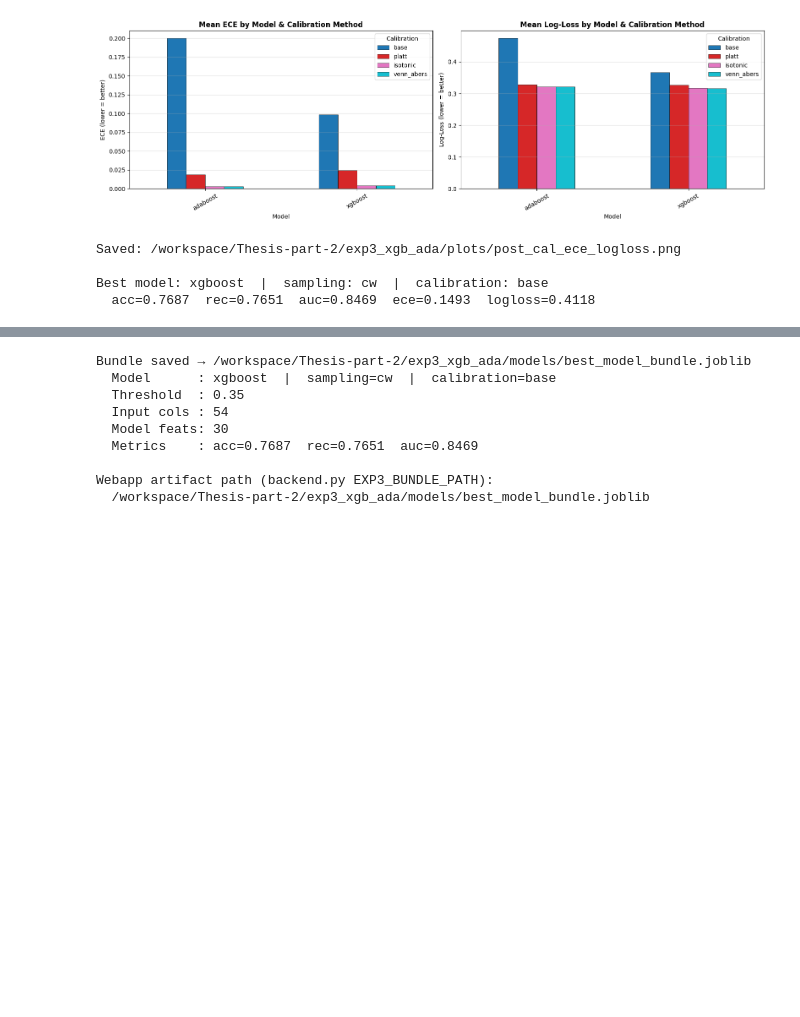
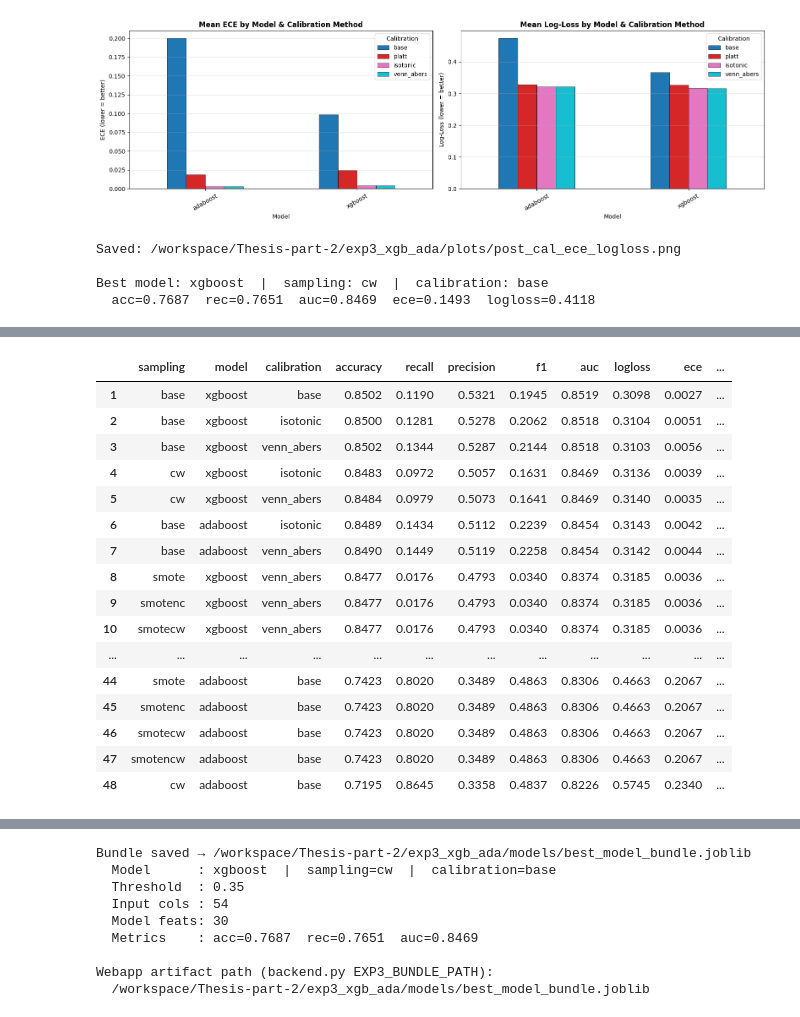
Before and after one commit to Jrbaes/Thesis-part-2, a Jupyter notebook: EXP3_B_XGB_AdaBoost copy.ipynb, the cells around one changed output, grey strips where cells are left out. Drawn from its saved outputs; the diff is of its cells as text; code cells hidden in the pictures; blank space fills up the shorter version.

Commit message:
results

```diff
--- a/EXP3_B_XGB_AdaBoost copy.ipynb
+++ b/EXP3_B_XGB_AdaBoost copy.ipynb
@@ -1587,3 +1587,66 @@ Saved: /workspace/Thesis-part-2/exp3_xgb_ada/plots/post_cal_ece_logloss.png
 
 Best model: xgboost  |  sampling: cw  |  calibration: base
   acc=0.7687  rec=0.7651  auc=0.8469  ece=0.1493  logloss=0.4118
+# %%
+# ── EXP3 · Post-Calibration Test-Set Metrics + ECE / Log-Loss ───────────────
+
+e3_cal_df = pd.DataFrame([r for r in e3_cal_results if 'error' not in r])
+e3_cal_df['combined'] = ((1 - e3_cal_df['ece']) + (1 - e3_cal_df['logloss'])) / 2.0
+e3_cal_df = e3_cal_df.sort_values(['combined', 'auc'], ascending=False).reset_index(drop=True)
+e3_cal_df.index += 1
+
+print("=" * 90)
+print("POST-CALIBRATION TEST-SET METRICS  (sorted by 0.5·acc + 0.5·recall)")
+print("Calibration metrics highlighted: ECE (lower=better)  |  LogLoss (lower=better)")
+print("=" * 90)
+display(e3_cal_df[[
+    'sampling', 'model', 'calibration',
+    'accuracy', 'recall', 'precision', 'f1', 'auc',
+    'logloss', 'ece', 'combined'
+]])
+
+# ── ECE comparison bar chart ──────────────────────────────────────────────────
+ece_pivot = e3_cal_df.pivot_table(
+    values='ece', index='model', columns='calibration', aggfunc='mean')
+ece_pivot = ece_pivot.reindex(columns=CAL_METHODS)
+
+fig, axes = plt.subplots(1, 2, figsize=(16, 5))
+ece_pivot.plot(kind='bar', ax=axes[0], colormap='tab10', edgecolor='black', linewidth=0.5)
+axes[0].set_title('Mean ECE by Model & Calibration Method', fontweight='bold')
+axes[0].set_xlabel('Model')
+axes[0].set_ylabel('ECE (lower = better)')
+axes[0].tick_params(axis='x', rotation=30)
+axes[0].legend(title='Calibration', bbox_to_anchor=(1, 1))
+axes[0].grid(axis='y', alpha=0.4)
+
+ll_pivot = e3_cal_df.pivot_table(
+    values='logloss', index='model', columns='calibration', aggfunc='mean')
+ll_pivot = ll_pivot.reindex(columns=CAL_METHODS)
+ll_pivot.plot(kind='bar', ax=axes[1], colormap='tab10', edgecolor='black', linewidth=0.5)
+axes[1].set_title('Mean Log-Loss by Model & Calibration Method', fontweight='bold')
+axes[1].set_xlabel('Model')
+axes[1].set_ylabel('Log-Loss (lower = better)')
+axes[1].tick_params(axis='x', rotation=30)
+axes[1].legend(title='Calibration', bbox_to_anchor=(1, 1))
+axes[1].grid(axis='y', alpha=0.4)
+
+plt.tight_layout()
+_ece_path = E3_DIR / 'plots' / 'post_cal_ece_logloss.png'
+plt.savefig(_ece_path, dpi=150, bbox_inches='tight')
+plt.show()
+print(f"Saved: {_ece_path}")
+
+# ── Identify best overall calibrated model ───────────────────────────────────
+best_cal_row = e3_cal_df.iloc[0]
+e3_best_key  = (best_cal_row['sampling'], best_cal_row['model'])
+e3_best_model  = e3_models[e3_best_key]
+e3_best_cal_m  = best_cal_row['calibration']
+e3_best_sample = best_cal_row['sampling']
+e3_best_mname  = best_cal_row['model']
+
+print(f"\nBest model: {e3_best_mname}  |  sampling: {e3_best_sample}"
+      f"  |  calibration: {e3_best_cal_m}")
+print(f"  acc={best_cal_row['accuracy']:.4f}  rec={best_cal_row['recall']:.4f}"
+      f"  auc={best_cal_row['auc']:.4f}  ece={best_cal_row['ece']:.4f}"
+      f"  logloss={best_cal_row['logloss']:.4f}")
+# %% [output]
@@ -1589,0 +1657,17 @@ Best model: xgboost  |  sampling: cw  |  calibration: base
+|  | sampling | model | calibration | accuracy | recall | precision | f1 | auc | logloss | ece | ... |
+| 1 | base | xgboost | base | 0.8502 | 0.1190 | 0.5321 | 0.1945 | 0.8519 | 0.3098 | 0.0027 | ... |
+| 2 | base | xgboost | isotonic | 0.8500 | 0.1281 | 0.5278 | 0.2062 | 0.8518 | 0.3104 | 0.0051 | ... |
+| 3 | base | xgboost | venn_abers | 0.8502 | 0.1344 | 0.5287 | 0.2144 | 0.8518 | 0.3103 | 0.0056 | ... |
+| 4 | cw | xgboost | isotonic | 0.8483 | 0.0972 | 0.5057 | 0.1631 | 0.8469 | 0.3136 | 0.0039 | ... |
+| 5 | cw | xgboost | venn_abers | 0.8484 | 0.0979 | 0.5073 | 0.1641 | 0.8469 | 0.3140 | 0.0035 | ... |
+| 6 | base | adaboost | isotonic | 0.8489 | 0.1434 | 0.5112 | 0.2239 | 0.8454 | 0.3143 | 0.0042 | ... |
+| 7 | base | adaboost | venn_abers | 0.8490 | 0.1449 | 0.5119 | 0.2258 | 0.8454 | 0.3142 | 0.0044 | ... |
+| 8 | smote | xgboost | venn_abers | 0.8477 | 0.0176 | 0.4793 | 0.0340 | 0.8374 | 0.3185 | 0.0036 | ... |
+| 9 | smotenc | xgboost | venn_abers | 0.8477 | 0.0176 | 0.4793 | 0.0340 | 0.8374 | 0.3185 | 0.0036 | ... |
+| 10 | smotecw | xgboost | venn_abers | 0.8477 | 0.0176 | 0.4793 | 0.0340 | 0.8374 | 0.3185 | 0.0036 | ... |
+| ... | ... | ... | ... | ... | ... | ... | ... | ... | ... | ... | ... |
+| 44 | smote | adaboost | base | 0.7423 | 0.8020 | 0.3489 | 0.4863 | 0.8306 | 0.4663 | 0.2067 | ... |
+| 45 | smotenc | adaboost | base | 0.7423 | 0.8020 | 0.3489 | 0.4863 | 0.8306 | 0.4663 | 0.2067 | ... |
+| 46 | smotecw | adaboost | base | 0.7423 | 0.8020 | 0.3489 | 0.4863 | 0.8306 | 0.4663 | 0.2067 | ... |
+| 47 | smotencw | adaboost | base | 0.7423 | 0.8020 | 0.3489 | 0.4863 | 0.8306 | 0.4663 | 0.2067 | ... |
+| 48 | cw | adaboost | base | 0.7195 | 0.8645 | 0.3358 | 0.4837 | 0.8226 | 0.5745 | 0.2340 | ... |
```
Also changed, not shown: parts of 2 cells of this notebook, 14 other files.
